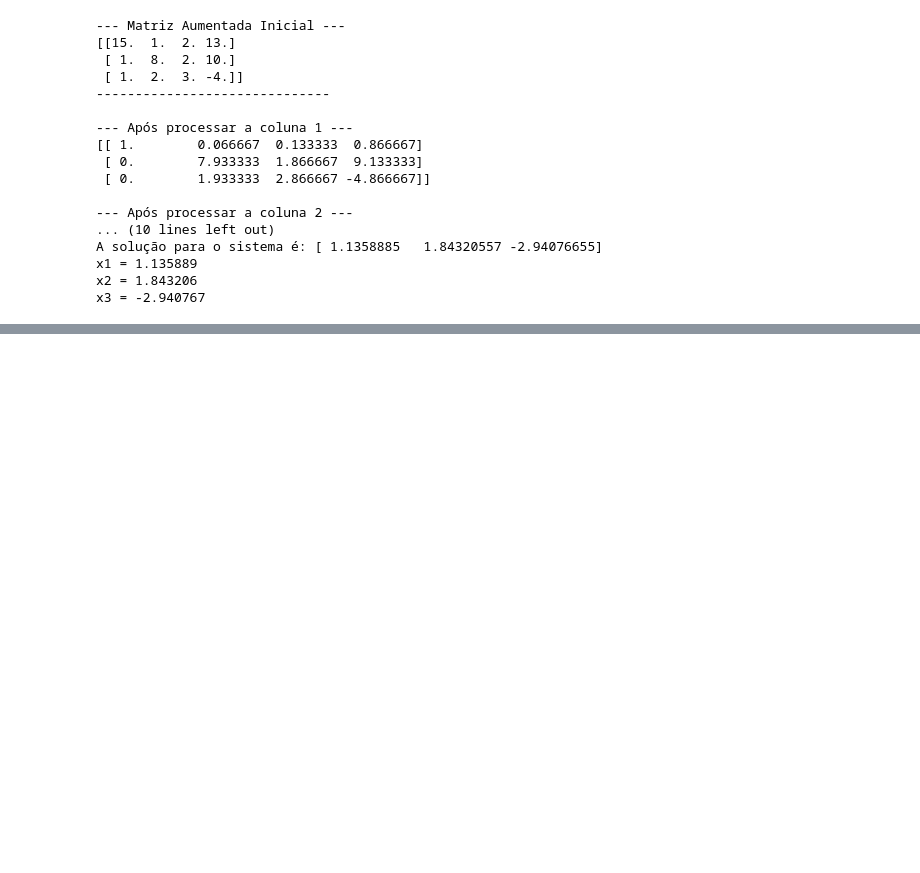
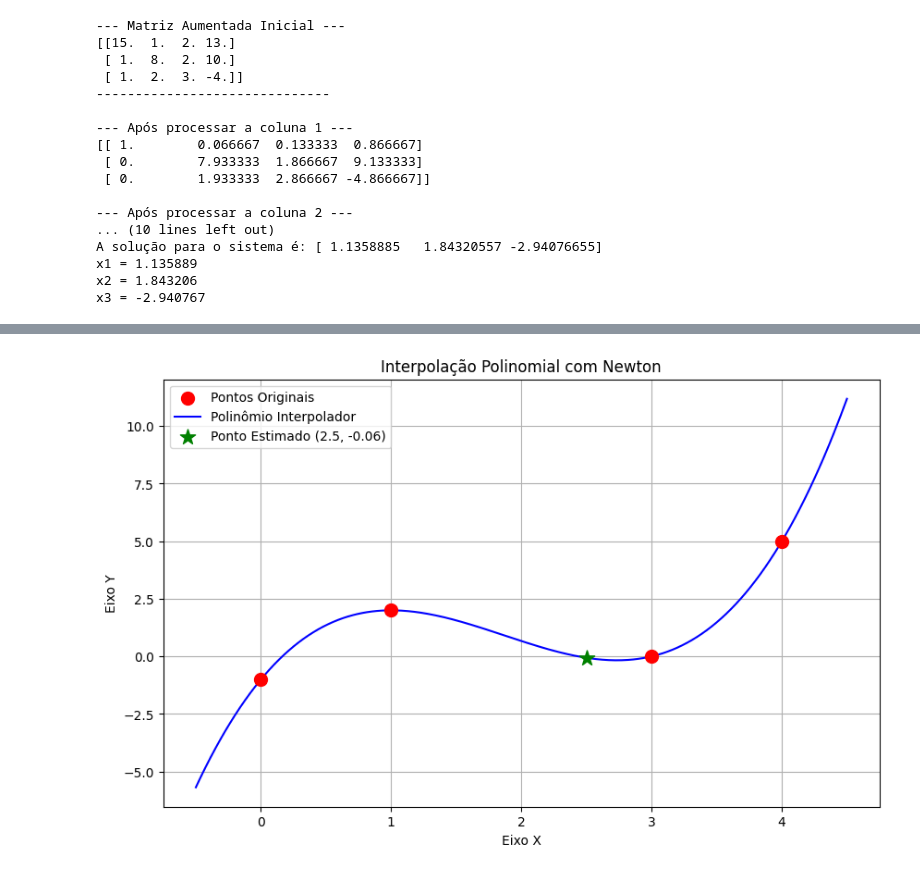
Before and after one commit to Neiscafe/cadeiras-uninter, a Jupyter notebook: codelabs/codelab-01.ipynb, the cells around one changed output, grey strips where cells are left out. Cells and saved outputs as stored; diff of their text form; code cells hidden in the pictures; blank space fills up the shorter version.

Commit message:
Métodos de interpolação

```diff
--- a/codelabs/codelab-01.ipynb
+++ b/codelabs/codelab-01.ipynb
@@ -508,0 +618,85 @@ x3 = -2.940767
+# %%
+import numpy as np
+import matplotlib.pyplot as plt
+
+def newton_coefficients(x_data, y_data):
+    """
+    Calcula os coeficientes do Polinômio de Newton (diferenças divididas).
+
+    Args:
+        x_data (list or np.array): Lista dos pontos x conhecidos.
+        y_data (list or np.array): Lista dos pontos y conhecidos.
+
+    Returns:
+        np.array: O vetor de coeficientes a0, a1, a2, ...
+    """
+    n = len(x_data)
+    # A tabela de diferenças divididas será armazenada em uma matriz n x n
+    # Inicialmente, a primeira coluna é preenchida com os valores de y
+    table = np.zeros([n, n])
+    table[:, 0] = y_data
+
+    # Itera para preencher o resto da tabela
+    for j in range(1, n): # Colunas
+        for i in range(n - j): # Linhas
+            table[i, j] = (table[i+1, j-1] - table[i, j-1]) / (x_data[i+j] - x_data[i])
+
+    # Os coeficientes são a primeira linha da tabela
+    return table[0]
+
+def newton_polynomial_evaluation(coeffs, x_data, x_val):
+    """
+    Avalia o Polinômio de Newton em um ponto x_val.
+    Usa a forma aninhada (método de Horner) para eficiência.
+
+    Args:
+        coeffs (np.array): Coeficientes calculados pela função newton_coefficients.
+        x_data (list or np.array): Lista dos pontos x originais.
+        x_val (float): O ponto x onde queremos estimar o valor de y.
+
+    Returns:
+        float: O valor interpolado y_val.
+    """
+    n = len(coeffs) - 1
+    # Começa do último coeficiente e volta
+    p = coeffs[n]
+    for i in range(n - 1, -1, -1):
+        p = p * (x_val - x_data[i]) + coeffs[i]
+    return p
+
+# --- Execução Principal ---
+
+# 1. Valores de input fixos no código (mesmos do exemplo de Lagrange)
+x_points = np.array([0, 1, 3, 4], dtype=float)
+y_points = np.array([-1, 2, 0, 5], dtype=float)
+
+# 2. Ponto onde queremos estimar o valor
+x_estimativa = 2.5
+
+# 3. Calcula os coeficientes primeiro
+coeffs = newton_coefficients(x_points, y_points)
+
+# 4. Usa os coeficientes para avaliar o polinômio
+y_estimativa = newton_polynomial_evaluation(coeffs, x_points, x_estimativa)
+
+print("--- Polinômio Interpolador de Newton ---")
+print(f"Coeficientes (Diferenças Divididas): {coeffs}")
+print(f"\nO valor interpolado em x = {x_estimativa} é y = {y_estimativa:.6f}")
+
+# 5. Visualização (idêntica à de Lagrange, pois o polinômio é o mesmo)
+plt.figure(figsize=(10, 6))
+plt.scatter(x_points, y_points, color='red', s=100, zorder=5, label='Pontos Originais')
+
+x_curve = np.linspace(min(x_points) - 0.5, max(x_points) + 0.5, 400)
+y_curve = [newton_polynomial_evaluation(coeffs, x_points, x) for x in x_curve]
+
+plt.plot(x_curve, y_curve, color='blue', label='Polinômio Interpolador')
+plt.scatter(x_estimativa, y_estimativa, color='green', s=150, marker='*', zorder=5, label=f'Ponto Estimado ({x_estimativa}, {y_estimativa:.2f})')
+
+plt.title('Interpolação Polinomial com Newton')
+plt.xlabel('Eixo X')
+plt.ylabel('Eixo Y')
+plt.legend()
+plt.grid(True)
+plt.show()
+# %% [output]
@@ -508,0 +707 @@ x3 = -2.940767
+[figure, added]
```
Also changed, not shown: parts of 6 cells of this notebook.
